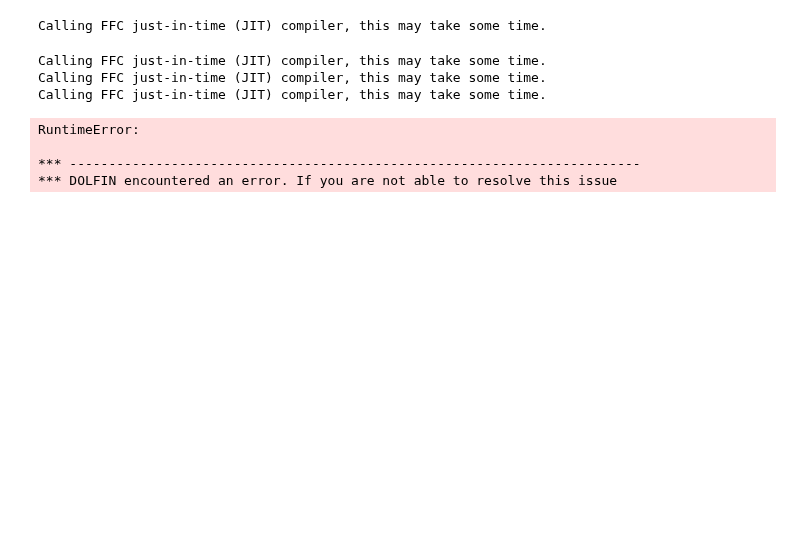
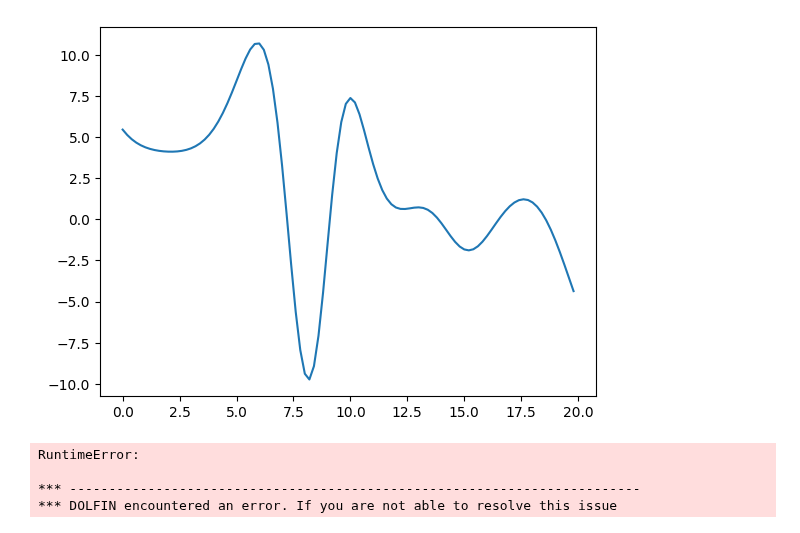
Before and after one commit to Fra-Sala/gnn_time, a Jupyter notebook: lid_driven_cavity_fenics/lid_cover_cavity.ipynb, the cells around one changed output. Saved outputs shown, nothing was run; the diff lists cells and outputs as text; code cells hidden in the pictures; blank space fills up the shorter version.

Commit message:
corrected gaussian BC

```diff
--- a/lid_driven_cavity_fenics/lid_cover_cavity.ipynb
+++ b/lid_driven_cavity_fenics/lid_cover_cavity.ipynb
@@ -10,38 +10,44 @@ solver.parameters['absolute_tolerance'] = 1e-6
 
 solver.parameters['relative_tolerance'] = 1e-6
 # %%
-N_POINTS_P_AXIS = 50
-TIME_STEP_LENGTH = 0.05
-TOTAL_TIME = 10
+N_POINTS_P_AXIS = 100
+TIME_STEP_LENGTH = 0.2
+TOTAL_TIME = 20
 N_TIME_STEPS = np.floor(TOTAL_TIME/TIME_STEP_LENGTH).astype(int)
 KINEMATIC_VISCOSITY = 3e-3  # this value should give a max Re = 1500 for the prescribed u(t)
 time_vector = np.arange(0.0, TOTAL_TIME, TIME_STEP_LENGTH)
 # %%
-def generate_u_t():
+#np.random.seed(5)
 
-    """The function returns the time series u(t).
-        u(t) is the BC on the lid (Gaussian Process). See Regazzoni et al."""
+def generate_gauss():
+
+    """The function returns the Gaussian processes A(t) and P(t).
+         See Regazzoni et al."""
 
     mu = 0.0
     tau = 5.0
     sigma = 5.0
 
     # Covariance kernel function
     def covariance_kernel(t1, t2):
         return sigma**2 * np.exp(-((t1 - t2)**2) / (2 * tau**2))
 
     # Generate samples of A(t) and P(t) using the covariance kernel
     mean = mu*np.ones(N_TIME_STEPS)
     covariance_matrix = np.fromfunction(np.vectorize(lambda i, j: covariance_kernel(time_vector[i], time_vector[j])), (N_TIME_STEPS, N_TIME_STEPS), dtype=int)
-    u_t = np.random.multivariate_normal(mean, covariance_matrix)
+    A_t = np.random.multivariate_normal(mean, covariance_matrix)
+    P_t = np.random.multivariate_normal(mean, covariance_matrix)
 
-    return u_t
+    return A_t, P_t
 
-u_t = generate_u_t()
-#plt.plot(time_vector, u_t)
+A_t, P_t = generate_gauss()
+u_t = A_t * np.cos(P_t)
+plt.plot(time_vector, u_t)
 
 def eval_u_t(t):
     return u_t[np.where(np.abs(time_vector - t) < 1e-3)[0][0]]
+# %% [output]
+[figure, added]
 # %%
 # Define an expression for the BC u_t
 class u_t_Expression(fe.UserExpression):
@@ -201,11 +207,7 @@ def main():
 if __name__ == "__main__":
     main()
 # %% [output]
-Calling FFC just-in-time (JIT) compiler, this may take some time.
+RuntimeError:
+
+*** -------------------------------------------------------------------------
+*** DOLFIN encountered an error. If you are not able to resolve this issue
-Calling FFC just-in-time (JIT) compiler, this may take some time.
-Calling FFC just-in-time (JIT) compiler, this may take some time.
-Calling FFC just-in-time (JIT) compiler, this may take some time.
-RuntimeError:
-
-*** -------------------------------------------------------------------------
-*** DOLFIN encountered an error. If you are not able to resolve this issue
```
Also changed, not shown: 6 other files.
